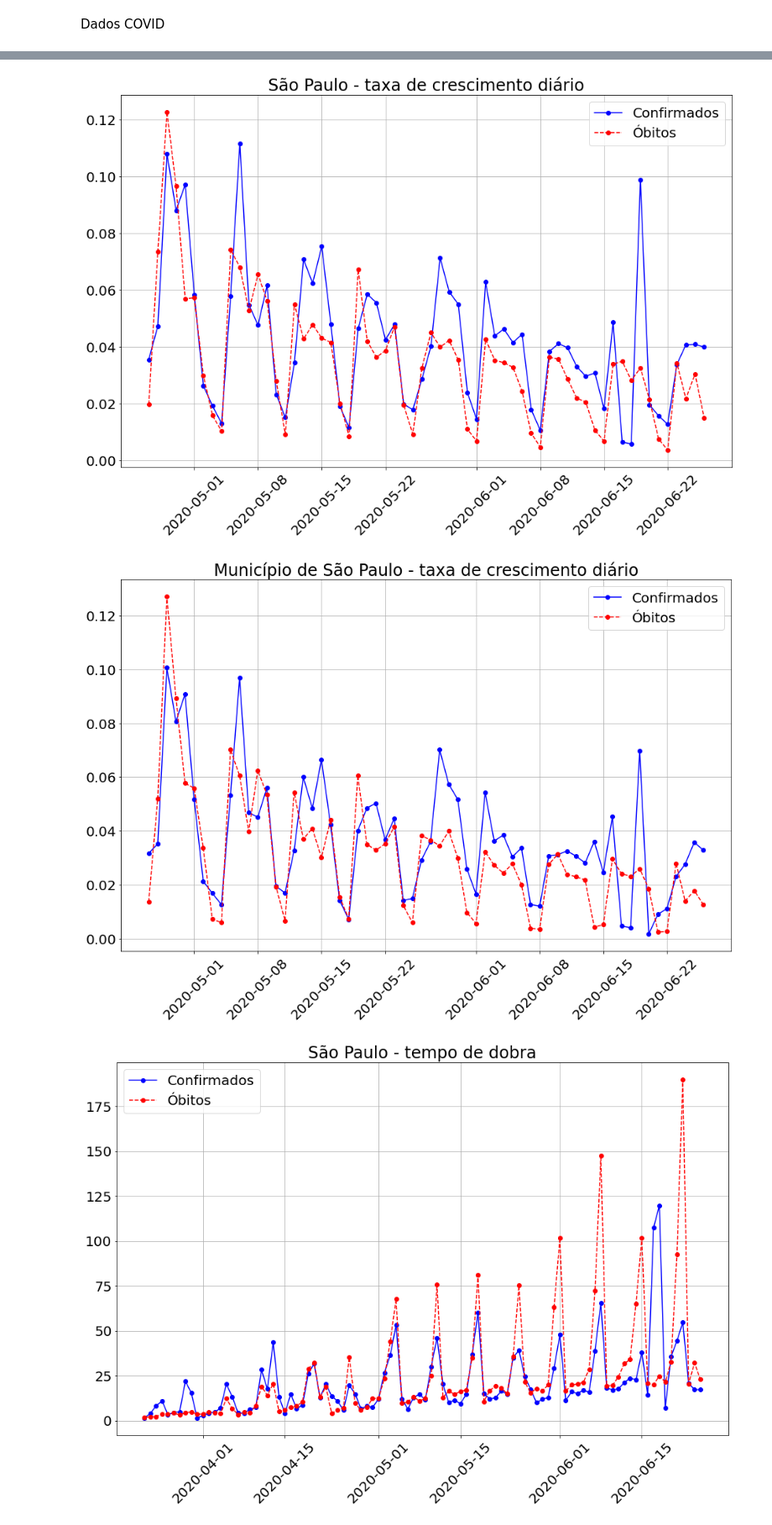
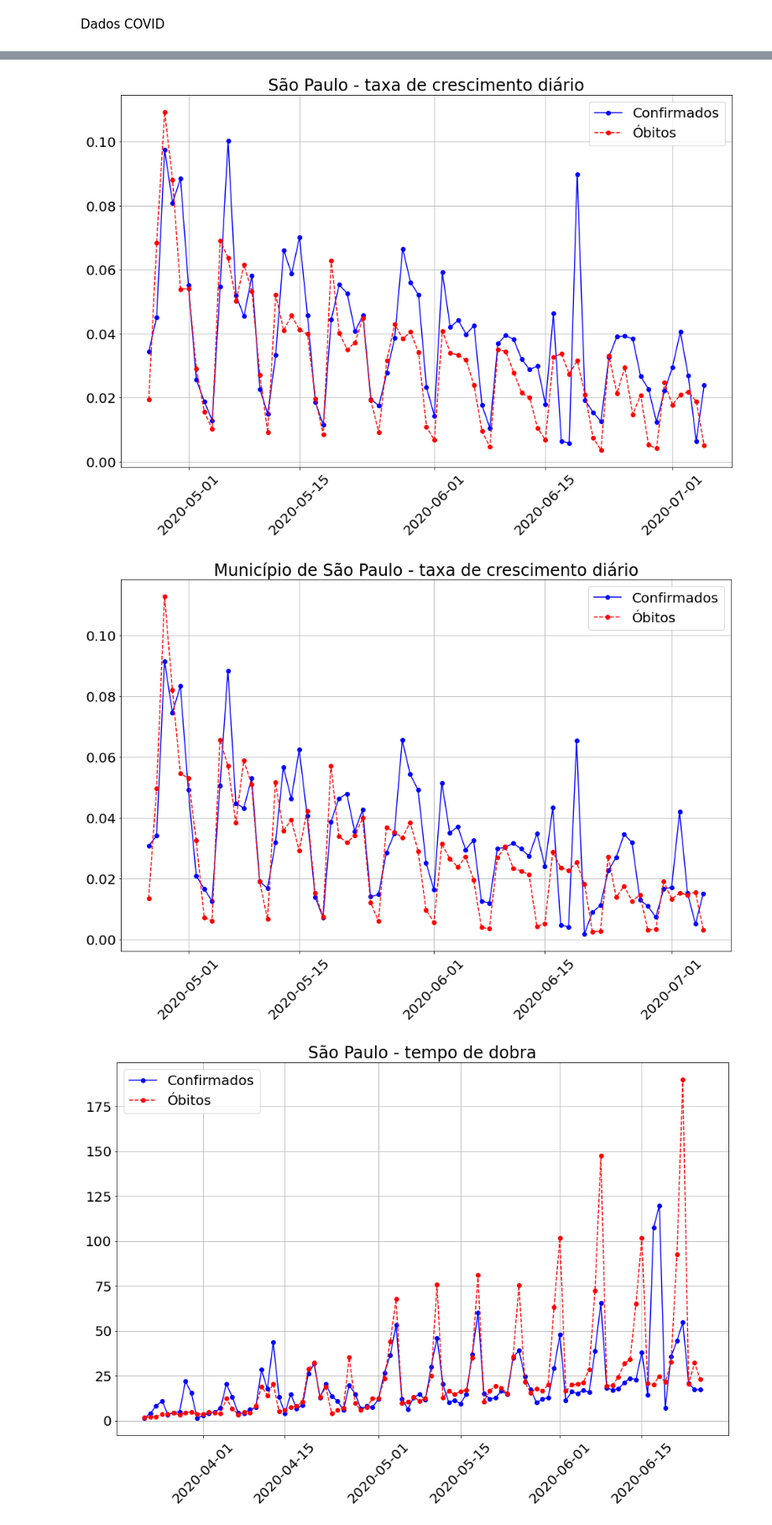
Before and after one commit to paulohubert/covid_discussao, a Jupyter notebook: brasil/covid.ipynb, the cells around one changed output, grey strips where cells are left out. Shown at 84% size. Cells and saved outputs as stored; diff of their text form; code cells hidden in the pictures.

```diff
--- a/brasil/covid.ipynb
+++ b/brasil/covid.ipynb
@@ -40,15 +42,23 @@ plt.show()
 # %% [markdown]
 Dados COVID
 # %%
-import requests
+from urllib.request import Request, urlopen
 from io import StringIO
+import gzip
 
-url = 'https://brasil.io/dataset/covid19/caso?format=csv'
+#url = 'https://brasil.io/dataset/covid19/caso?format=csv'
+url = f"https://data.brasil.io/dataset/covid19/caso_full.csv.gz"
 headers = {"User-Agent": "Mozilla/5.0 (Macintosh; Intel Mac OS X 10.14; rv:66.0) Gecko/20100101 Firefox/66.0"}
-req = requests.get(url, headers=headers)
-data = StringIO(req.text)
+#req = requests.get(url, headers=headers)
+request = Request(url, headers = headers)
+#data = StringIO(req.text)
+response = urlopen(request)
+
+data = StringIO(gzip.decompress(response.read()).decode('utf-8'))
+
 
 dfcov = pd.read_csv(data)
+
 dfcov.date = pd.to_datetime(dfcov.date, format = '%Y-%m-%d')
 dfcov.date = dfcov.date.apply(lambda d: dt.date(d))
 dfuf = dfcov.loc[(dfcov.place_type == 'state')]
@@ -66,36 +97,43 @@ dfuf = dfuf.reset_index().rename({'index' :'date'}, axis = 1)
 dfmun = dfmun.set_index('date').groupby('state').apply(reindex_by_date).reset_index(0, drop=True)
 dfmun = dfmun.reset_index().rename({'index' :'date'}, axis = 1)
 # %%
-dfuf['dif'] = dfuf.reset_index().groupby('state').confirmed.diff(periods = 1).fillna(0)
-dfmun['dif'] = dfmun.reset_index().groupby('state').confirmed.diff(periods = 1).fillna(0)
+#dfuf['dif'] = dfuf.reset_index().groupby('state').confirmed.diff(periods = 1).fillna(0)
+dfuf['dif'] = dfuf.new_confirmed
+#dfmun['dif'] = dfmun.reset_index().groupby('state').confirmed.diff(periods = 1).fillna(0)
+dfmun['dif'] = dfmun.new_deaths
 # %%
 dfsp = dfuf.loc[dfuf.state == 'SP'].copy()
 
 dfsp = dfsp.set_index('date')
 #dfsp.loc['2020-04-02', 'confirmed'] = 3506
 #dfsp.loc['2020-04-02', 'deaths'] = 208
-dfsp['growth'] = dfsp.confirmed.pct_change()
-dfsp['growthd'] = dfsp.deaths.pct_change()
+#dfsp['growth'] = dfsp.confirmed.pct_change()
+dfsp['growth'] = dfsp.new_confirmed / dfsp.last_available_confirmed
+#dfsp['growthd'] = dfsp.deaths.pct_change()
+dfsp['growthd'] = dfsp.new_deaths / dfsp.last_available_deaths
 
 dftmp = dfsp.loc[(dfsp.index > '2020-04-25')]# & (dfsp.index < '2020-06-01')]
 #dfsp = dfsp.loc[ (dfsp.index <= '2020-04-16')]
 
 fig = plt.figure(figsize = (16,10))
 plt.rcParams.update({'font.size' : 20})
 plt.plot(dftmp.growth, 'bo-', label = 'Confirmados')
 plt.plot(dftmp.growthd, 'ro--', label = 'Óbitos')
 plt.xticks(rotation = 45)
 plt.title("São Paulo - taxa de crescimento diário", fontsize = 24)
 #plt.ylim(0, .5)
 plt.legend()
 plt.grid(True)
 # %% [output]
-[figure, old version]
+[figure, new version]
 # %%
-dfmun = dfmun.set_index('date')
+#dfmun = dfmun.set_index('date')
 
-dfmun['growth'] = dfmun.confirmed.pct_change()
-dfmun['growthd'] = dfmun.deaths.pct_change()
+#dfmun['growth'] = dfmun.confirmed.pct_change()
+dfmun['growth'] = dfmun.new_confirmed / dfmun.last_available_confirmed
+
+#dfmun['growthd'] = dfmun.deaths.pct_change()
+dfmun['growthd'] = dfmun.new_deaths / dfmun.last_available_deaths
 
 dftmp = dfmun.loc[(dfmun.index > '2020-04-25')]# & (dfsp.index < '2020-06-01')]
 #dfsp = dfsp.loc[ (dfsp.index <= '2020-04-16')]
@@ -110,7 +148,7 @@ plt.title("Município de São Paulo - taxa de crescimento diário", fontsize = 2
 plt.legend()
 plt.grid(True)
 # %% [output]
-[figure, old version]
+[figure, new version]
 # %%
 # Convertendo pra doubling time
 dfsp['doubling'] = np.log(2) / np.log(1+dfsp['growth'])
```
Also changed, not shown: parts of 2 cells of this notebook.
